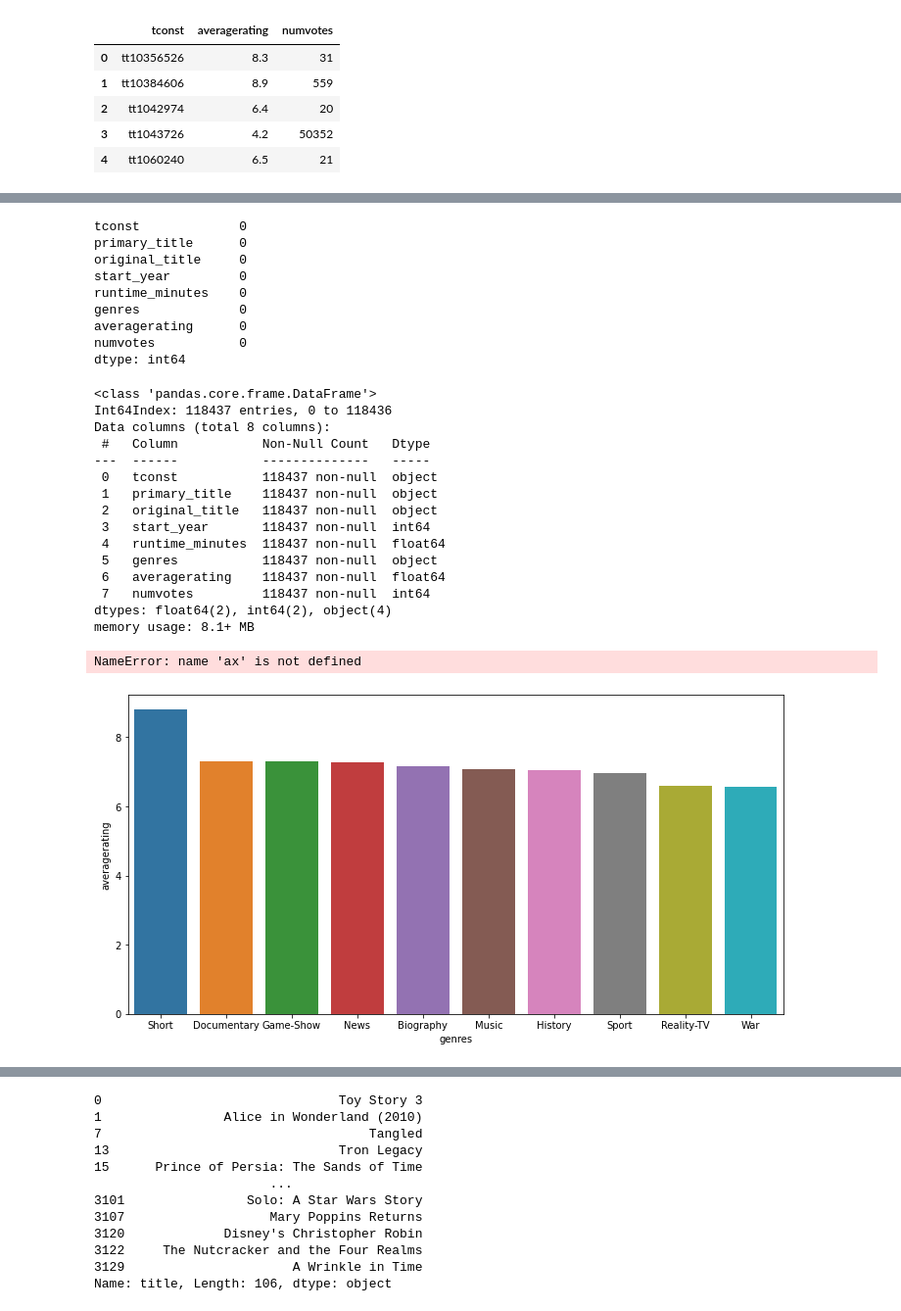
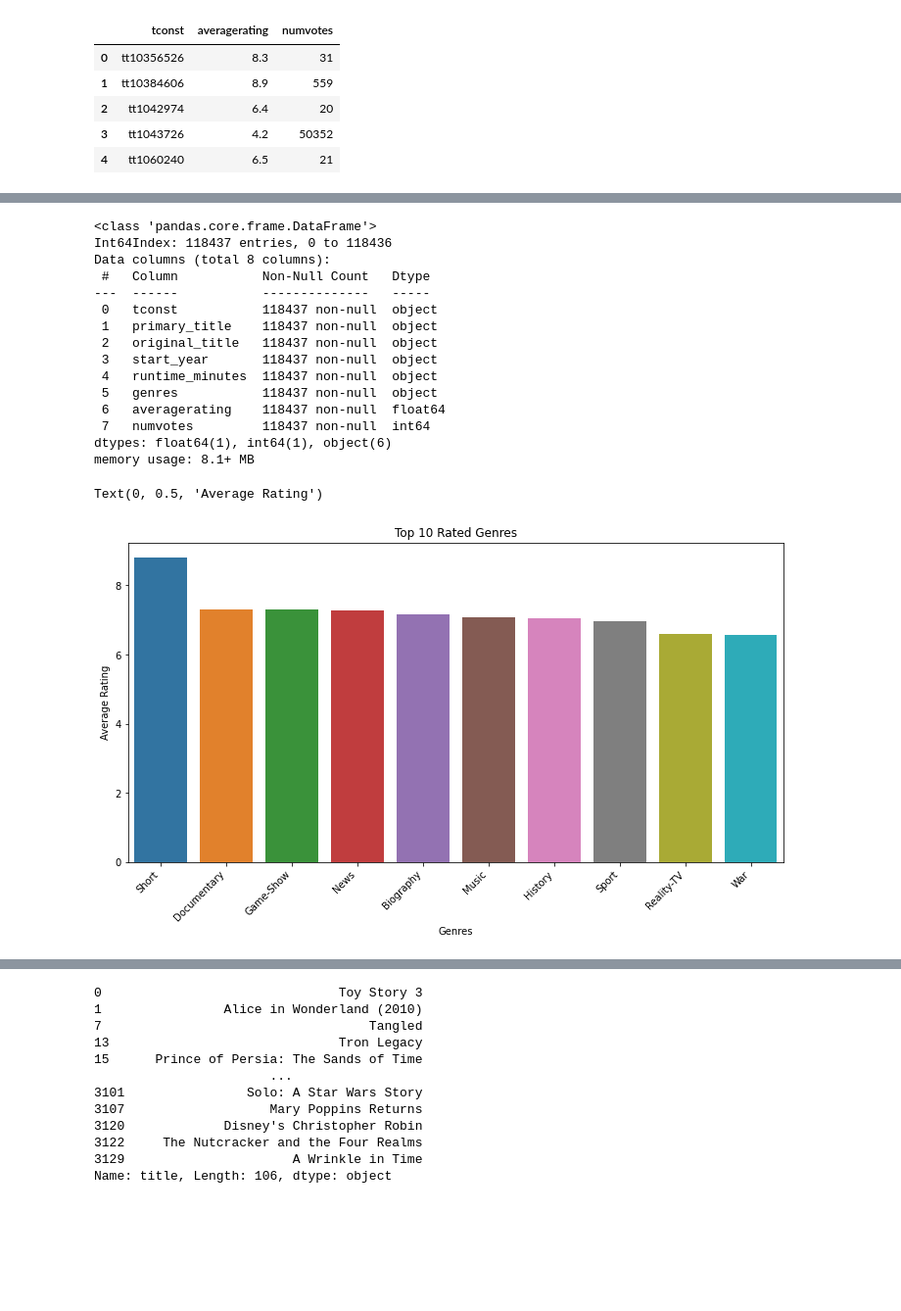
Before and after one commit to Bijal05/phase2_project, a Jupyter notebook: microsoft_movie_analysis.ipynb, the cells around one changed output, grey strips where cells are left out. Shown: that part at 98% size. Saved outputs shown, nothing was run; the diff lists cells and outputs as text; code cells hidden in the pictures; blank space fills up the shorter version.

```diff
--- a/microsoft_movie_analysis.ipynb
+++ b/microsoft_movie_analysis.ipynb
@@ -10,3 +21,11 @@ df1=pd.read_csv('zippedData/bom.movie_gross.csv.gz')
+# %%
+df1=pd.read_csv('zippedData/bom.movie_gross.csv.gz')
+df4=pd.read_csv('zippedData/imdb.title.basics.csv.gz', dtype=str)
+#df4=pd.read_csv('zippedData/imdb.title.basics.csv.gz')
+splitdf4=pd.read_csv('zippedData/imdb.title.basics.csv.gz', dtype=str)
+#df7=pd.read_csv('zippedData/imdb.title.ratings.csv.gz',dtype=str)
+df7=pd.read_csv('zippedData/imdb.title.ratings.csv.gz')
+df9=pd.read_csv('zippedData/tn.movie_budgets.csv.gz')
 # %%
 df1.head()
 # %% [output]
@@ -132,12 +123,11 @@ dtypes: float64(1), int64(1), object(4)
 memory usage: 6.7+ MB
 # %%
-df4=pd.read_csv('zippedData/imdb.title.basics.csv.gz')
 
 # Split the 'genres' column by comma into separate genre columns
-df4['genres'] = df4['genres'].str.split(',')
+splitdf4['genres'] = splitdf4['genres'].str.split(',')
 
 # Explode the 'genres' column to create multiple rows for each genre
-new_df = df4.explode('genres')
+new_df = splitdf4.explode('genres')
 
 # Reset the index of the new DataFrame
 new_df.reset_index(drop=True, inplace=True)
@@ -247,15 +214,3 @@ inner_merge.dropna()
-# %%
-inner_merge.isnull().sum()
-# %% [output]
-tconst             0
-primary_title      0
-original_title     0
-start_year         0
-runtime_minutes    0
-genres             0
-averagerating      0
-numvotes           0
-dtype: int64
 # %%
 inner_merge.info()
 # %% [output]
@@ -267,28 +222,26 @@ Data columns (total 8 columns):
  0   tconst           118437 non-null  object
  1   primary_title    118437 non-null  object
  2   original_title   118437 non-null  object
- 3   start_year       118437 non-null  int64
- 4   runtime_minutes  118437 non-null  float64
+ 3   start_year       118437 non-null  object
+ 4   runtime_minutes  118437 non-null  object
  5   genres           118437 non-null  object
  6   averagerating    118437 non-null  float64
  7   numvotes         118437 non-null  int64
-dtypes: float64(2), int64(2), object(4)
+dtypes: float64(1), int64(1), object(6)
 memory usage: 8.1+ MB
 # %%
 inner_merge['averagerating'] = pd.to_numeric(inner_merge['averagerating'], errors='coerce')
 mean_df = inner_merge.groupby('genres')['averagerating'].mean().reset_index().sort_values(by='averagerating', ascending=False)
 top10_rating = mean_df.nlargest(10, 'averagerating')
 plt.figure(figsize=(12, 6))
 sns.barplot(x='genres', y='averagerating', data=top10_rating)
 formatted_ratings = ['{:.2f}'.format(rating) for rating in top10_rating['averagerating']]
 top10_rating['averagerating'] = formatted_ratings
-for index, row in top10_rating.iterrows():
-    ax.text(index, row['averagerating'], row['averagerating'], ha='center', va='bottom')
 #plt.legend(bbox_to_anchor=(1.05,1),loc=2)
 plt.title('Top 10 Rated Genres')
 plt.xlabel('Genres')
 plt.xticks(rotation=45, ha="right")
 plt.ylabel('Average Rating')
 # %% [output]
-NameError: name 'ax' is not defined
+Text(0, 0.5, 'Average Rating')
-[figure, old version]
+[figure, new version]
```
Also changed, not shown: parts of 46 cells of this notebook, 10 other files.
